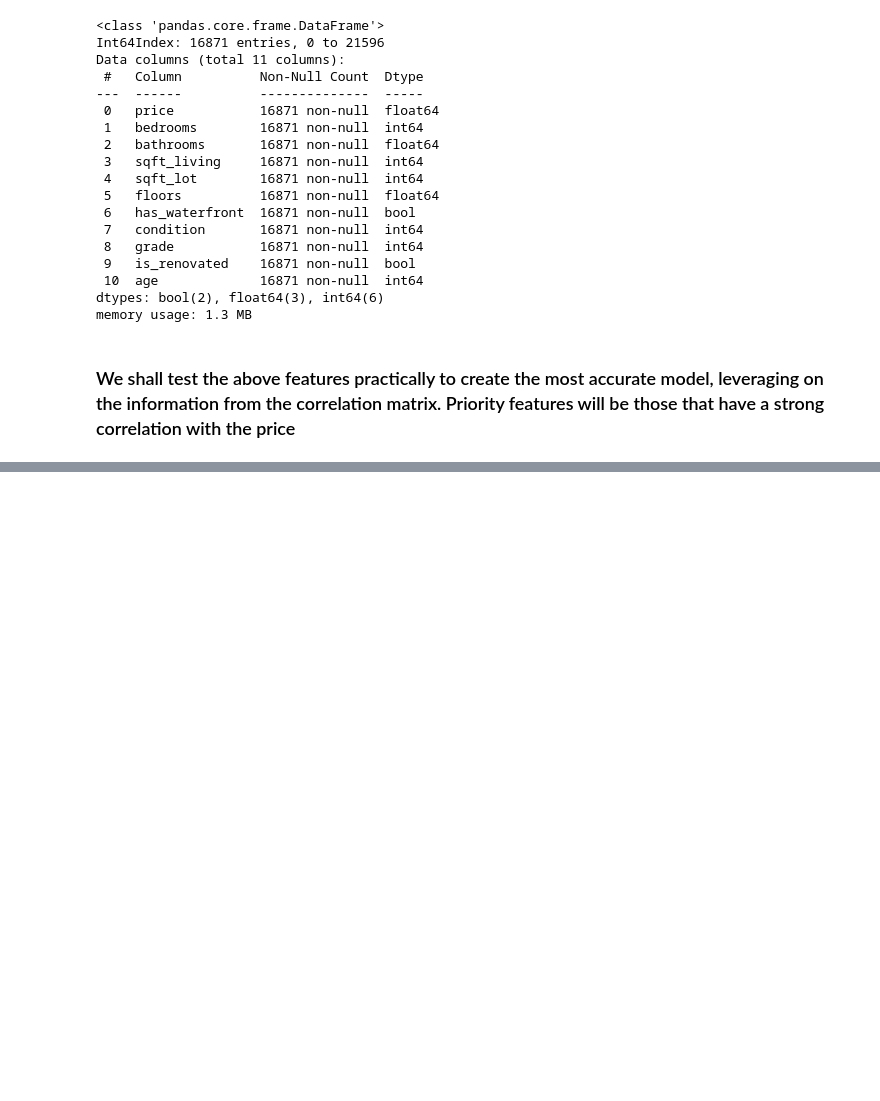
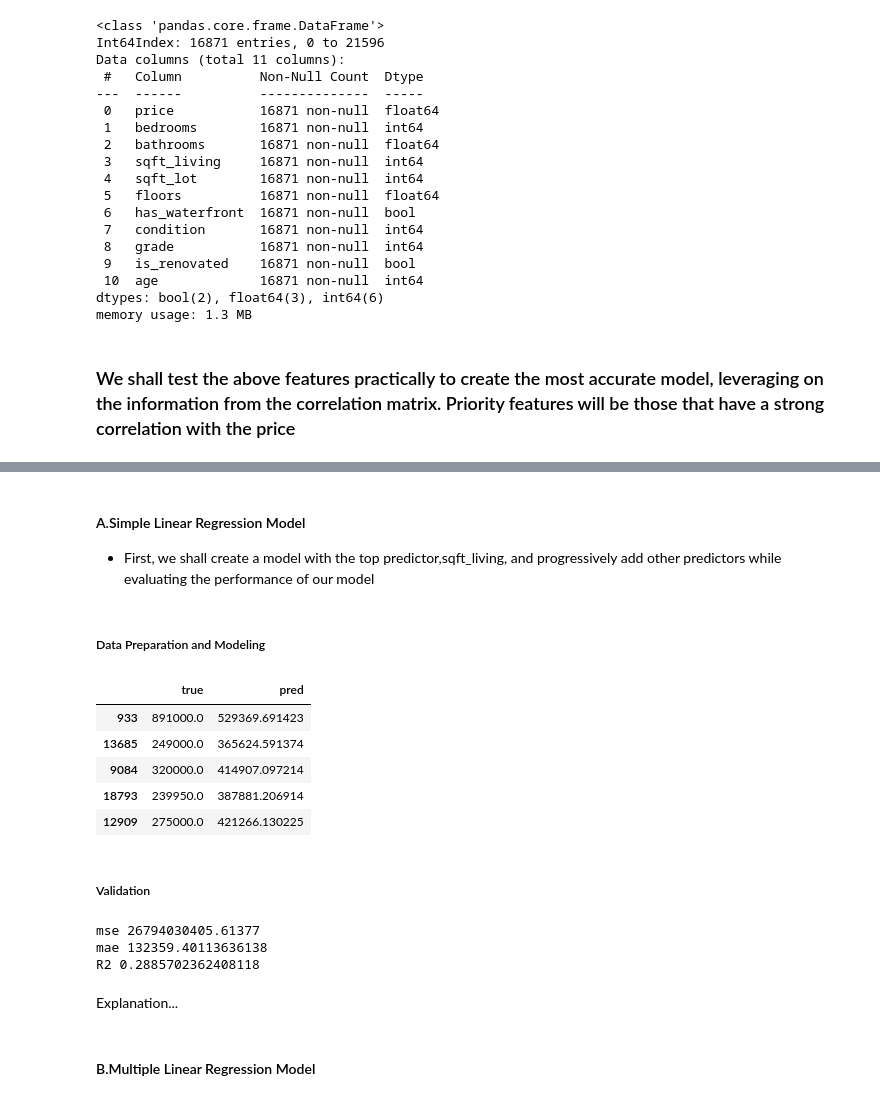
Before and after one commit to Leila-Nyambura/king-county-house-price-prediction-LRM, a Jupyter notebook: main.ipynb, the cells around one changed output, grey strips where cells are left out. Saved outputs shown, nothing was run; the diff lists cells and outputs as text; code cells hidden in the pictures; blank space fills up the shorter version.

```diff
--- a/main.ipynb
+++ b/main.ipynb
@@ -337,0 +346,53 @@ memory usage: 1.3 MB
+# %% [markdown]
+#### A.Simple Linear Regression Model
+
+- First, we shall create a model with the top predictor,sqft_living,  and progressively add other predictors while evaluating the performance of our model
+# %% [markdown]
+##### Data Preparation and Modeling
+# %%
+#Data Preparations
+
+x = df['sqft_living']
+y= df['price']
+
+#Test train split
+x_train,x_test,y_train,y_test = train_test_split(x,y,test_size=0.2,random_state=42)
+
+# Reshape the arrays to 2D
+x_train= x_train.values.reshape(-1, 1)
+x_test = x_test.values.reshape(-1, 1)
+
+#Modeling
+model1 = LinearRegression()
+model1.fit(x_train,y_train)
+
+#prediction
+y_pred = model1.predict(x_test)
+
+df_model1= pd.DataFrame({"true":y_test,"pred":y_pred})
+df_model1.head()
+# %% [output]
+|  | true | pred |
+| 933 | 891000.0 | 529369.691423 |
+| 13685 | 249000.0 | 365624.591374 |
+| 9084 | 320000.0 | 414907.097214 |
+| 18793 | 239950.0 | 387881.206914 |
+| 12909 | 275000.0 | 421266.130225 |
+# %% [markdown]
+##### Validation
+# %%
+mse = mean_squared_error(y_test,y_pred)
+mae = mean_absolute_error(y_test,y_pred)
+r2  = r2_score(y_test,y_pred)
+
+print("mse",mse)
+print("mae",mae)
+print("R2" ,r2)
+# %% [output]
+mse 26794030405.61377
+mae 132359.40113636138
+R2 0.2885702362408118
+# %% [markdown]
+Explanation...
+# %% [markdown]
+#### B.Multiple Linear Regression Model
```
Also changed, not shown: parts of 8 cells of this notebook.
